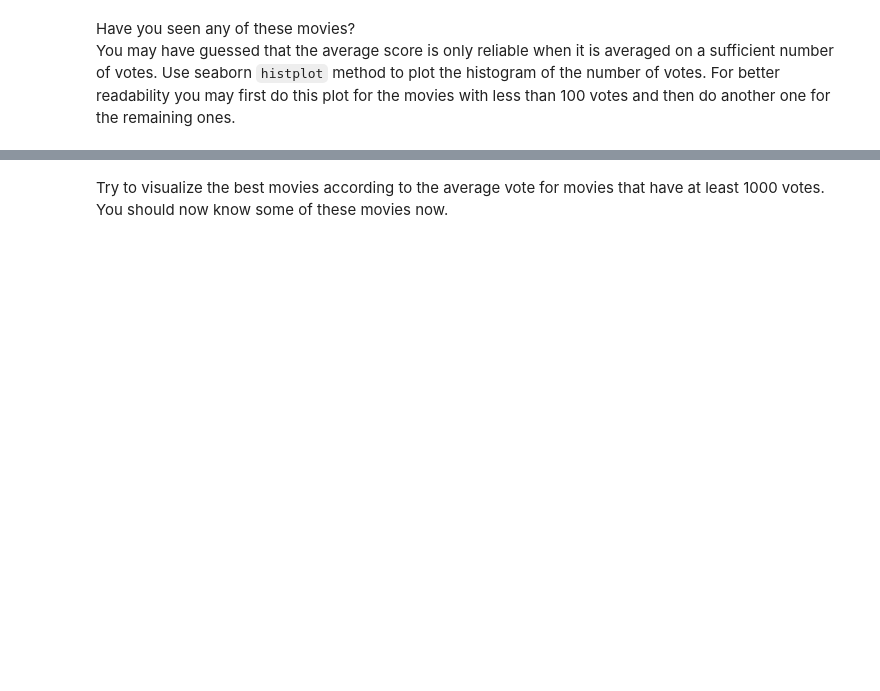
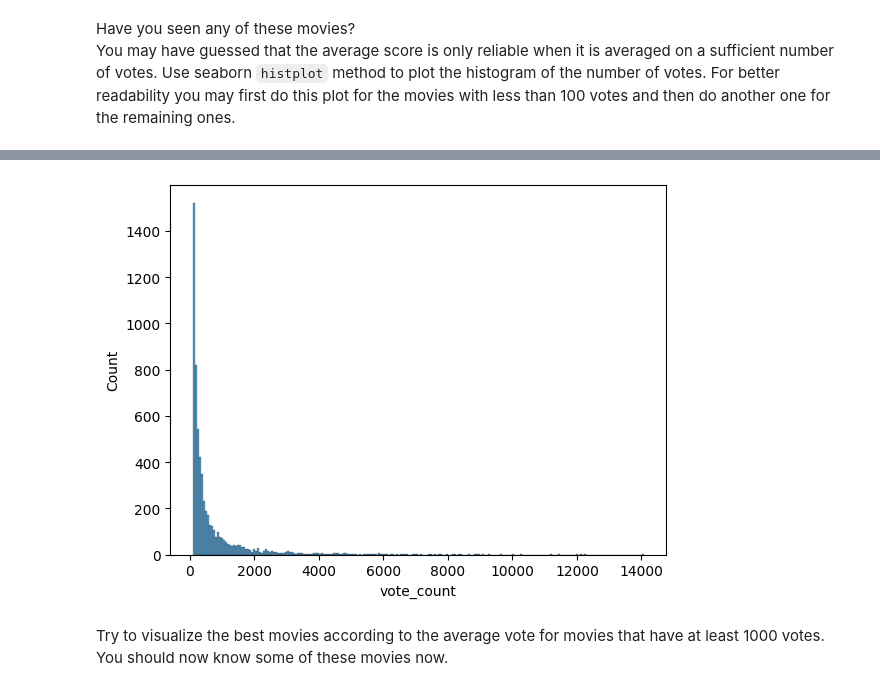
Before and after one commit to MaxMosh/AIF, a Jupyter notebook: rec_sys/recommender_systems/INSA_Reco.ipynb, the cells around one changed output, grey strips where cells are left out. Cells and saved outputs as stored; diff of their text form; code cells hidden in the pictures; blank space fills up the shorter version.

```diff
--- a/rec_sys/recommender_systems/INSA_Reco.ipynb
+++ b/rec_sys/recommender_systems/INSA_Reco.ipynb
@@ -110,3 +126,8 @@ For better readability you may first do this plot for the movies with less than
+# %%
+sns.histplot(data=metadata[metadata["vote_count"] > 100], x='vote_count')
+plt.show()
+# %% [output]
+[figure, added]
 # %% [markdown]
 Try to visualize the best movies according to the average vote for movies that have at least 1000 votes.
 You should now know some of these movies now.
```
Also changed, not shown: parts of 9 cells of this notebook.
